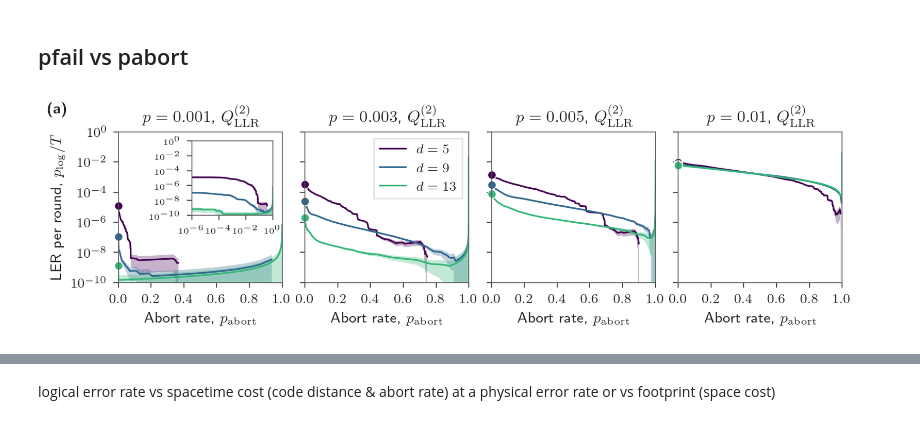
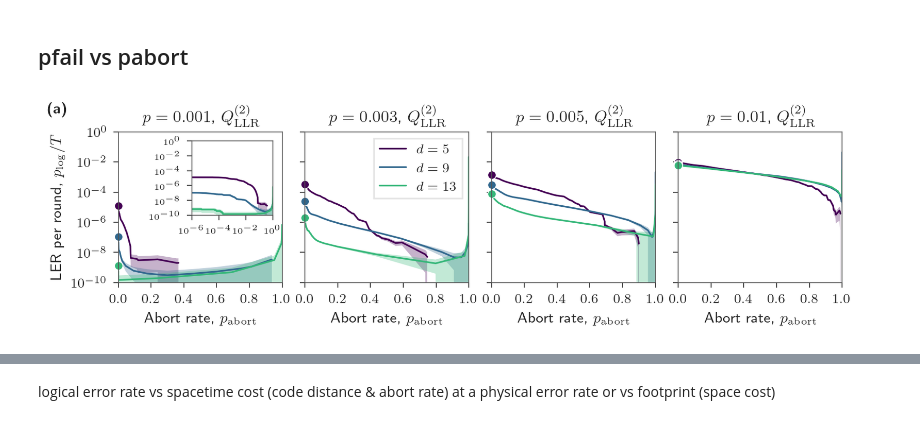
Before and after one commit to seokhyung-lee/ldpc-post-selection, a Jupyter notebook: simulations/analysis/notebooks/surface_code_analysis.ipynb, the cells around one changed output, grey strips where cells are left out. Saved outputs shown, nothing was run; the diff lists cells and outputs as text; code cells hidden in the pictures.

```diff
--- a/simulations/analysis/notebooks/surface_code_analysis.ipynb
+++ b/simulations/analysis/notebooks/surface_code_analysis.ipynb
@@ -96,7 +96,7 @@ d_values = [5, 9, 13]
 p_values = [0.001, 0.003, 0.005, 0.01]
 
 df_ps_matching_gap_all = df_ps_dict["matching_gap"]
-df_ps = df_ps_dict["cluster_llr_norm_2"]
+df_ps = df_ps_dict["cluster_llr_norm_frac_2"]
 
 # Create legend handles and labels
 legend_handles = []
@@ -173,34 +173,34 @@ for i_d, d in enumerate(d_values):
 
     # Plot the same data on inset with log scale for x-axis
     error_band_plot(
         p_abort,
         p_fail,
         delta_p_fail,
         color=cmap(i_d / 3),
         ax=inset_ax,
     )
 
 # Set inset properties
 inset_ax.set_xscale("log")
 inset_ax.set_yscale("log")
 inset_ax.set_xlim(1e-6, 1)
 inset_ax.set_xticks([1e-6, 1e-4, 1e-2, 1e0])
 inset_ax.set_ylim(1e-10, 1)
 inset_ax.set_yticks(10.0 ** np.arange(-10, 1, 2))
 inset_ax.tick_params(labelsize=5)
 
 fig.text(
     0,
     1,
     r"\textbf{(a)}",
     in_layout=False,
     transform=fig.transFigure,
     verticalalignment="top",
 )
 
 fig.savefig("overleaf_figs/surface_code_plog_vs_pabort.pdf")
 # %% [output]
-[figure, old version]
+[figure, new version]
 # %%
 from simulations.analysis.plotting_helpers import (
     take_best_by_from_df_ps_dict,
```
Also changed, not shown: parts of 6 cells of this notebook, 6 other files.
